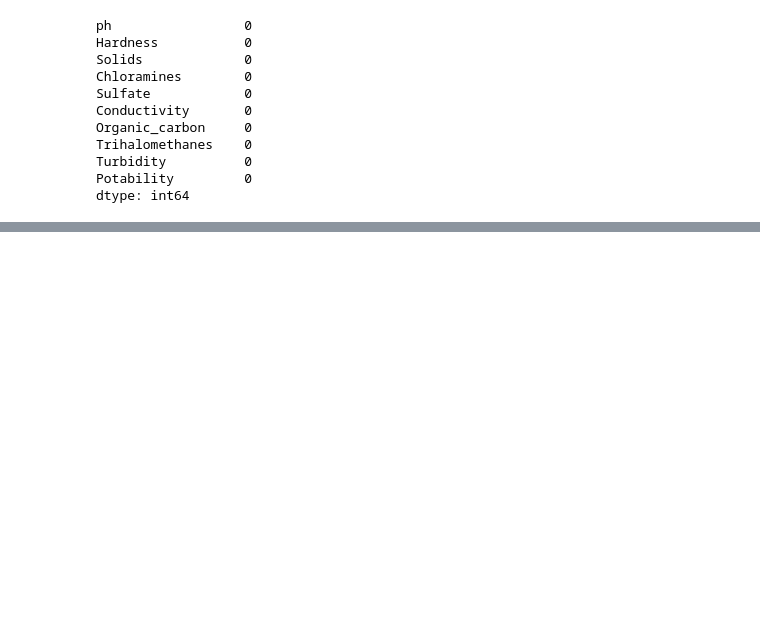
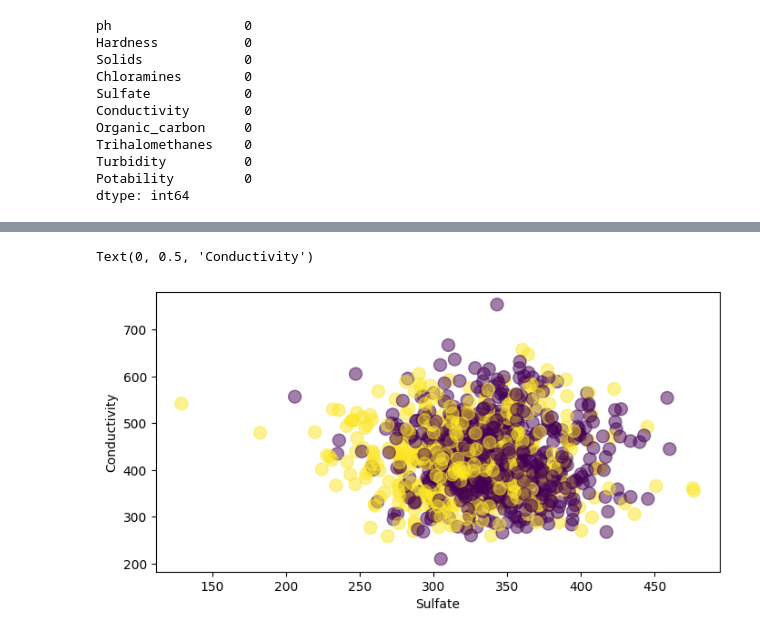
Before and after one commit to MinsingaK/Water-Potability, a Jupyter notebook: main.ipynb, the cells around one changed output, grey strips where cells are left out. Saved outputs shown, nothing was run; the diff lists cells and outputs as text; code cells hidden in the pictures; blank space fills up the shorter version.

```diff
--- a/main.ipynb
+++ b/main.ipynb
@@ -148,0 +148,7 @@ clean_water.Potability.value_counts().plot(kind = 'barh')
+# %%
+plt.figure(figsize = (8, 4))
+plt.scatter(clean_water['Sulfate'], clean_water['Conductivity'], c = clean_water['Potability'], alpha = 0.5, s = 100)
+plt.xlabel('Sulfate'); plt.ylabel('Conductivity')
+# %% [output]
+Text(0, 0.5, 'Conductivity')
+[figure, added]
```
Also changed, not shown: parts of 60 cells of this notebook, 3 other files.
